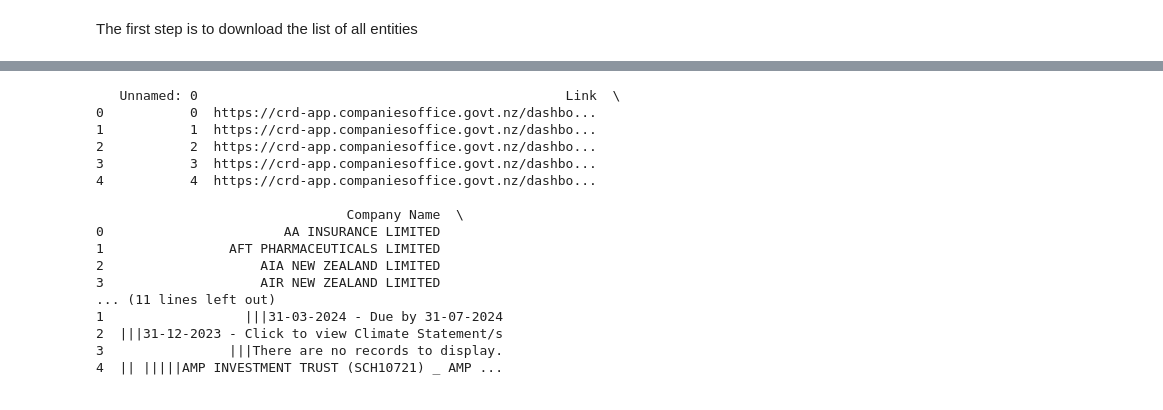
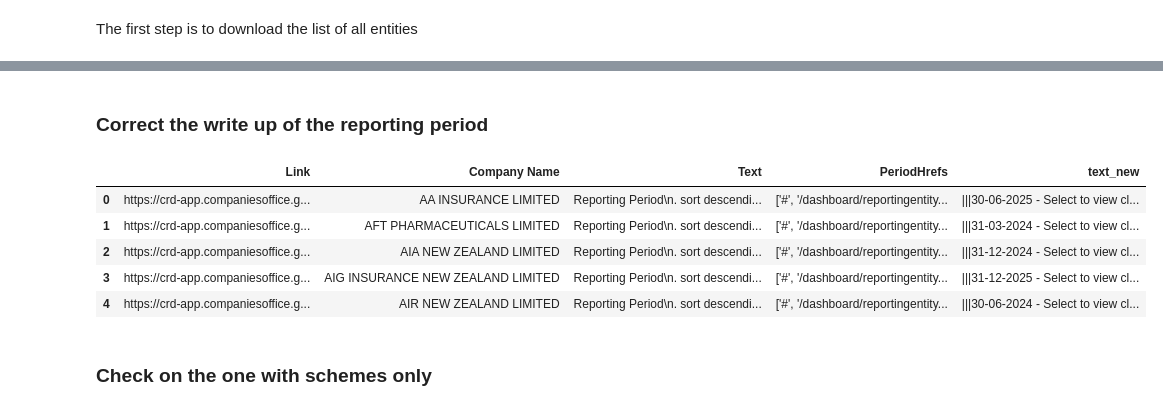
Before and after one commit to quyennguyen2201/LLM_climaterisk_2026, a Jupyter notebook: scripts/0-scrapping_climate_risk_disclosure.ipynb, the cells around one changed output, grey strips where cells are left out. Saved outputs shown, nothing was run; the diff lists cells and outputs as text; code cells hidden in the pictures.

```diff
--- a/scripts/0-scrapping_climate_risk_disclosure.ipynb
+++ b/scripts/0-scrapping_climate_risk_disclosure.ipynb
@@ -264,39 +291,31 @@ Actions
+# %% [markdown]
+### Correct the write up of the reporting period
 # %%
-#Work a bit more on table detail
-table_details_final = pd.read_csv(f'{folder}/table_details_final.csv')
-# Clean up the 'Text' column
-table_details_final['text_new'] = table_details_final['Text'].str.replace('\n', '|') \
-                                                              .str.replace('Reporting Period', '') \
-                                                              .str.replace('. sort descending', '') \
-                                                              .str.replace('. sort ascending', '') \
-                                                              .str.replace('Scheme', '')\
-                                                              .str.replace('Scheme Status', '')\
-                                                              .str.replace('Reporting Entity', '')\
-                                                              .str.replace('Status', '')\
-                                                              .str.replace('Registered', '_')\
-                                                   .str.replace('Actions', '')\
+table_details_final = pd.read_csv(os.path.join(FOLDER,'pdfs_2026', 'List_of_reporting_firms_2026_detailed.csv'))
 
+table_details_final['text_new'] = (
+    table_details_final['Text']
+    .str.replace('\n', '|')
+    .str.replace('Reporting Period', '')
+    .str.replace('. sort descending', '')
+    .str.replace('. sort ascending', '')
+    .str.replace('Scheme Status', '')
+    .str.replace('Scheme', '')
+    .str.replace('Reporting Entity', '')
+    .str.replace('Status', '')
+    .str.replace('Registered', '_')
+    .str.replace('Actions', '')
+)
 
-# Display the DataFrame
-print(table_details_final.head(5))
-
-table_details_final.to_csv(f'{folder}/table_details_final.new.csv')
+table_details_final.to_csv(os.path.join(FOLDER, 'pdfs_2026', 'List_of_reporting_firms_2026_detailed.csv'), index=False)
+table_details_final.head(5)
 # %% [output]
-   Unnamed: 0                                               Link  \
-0           0  https://crd-app.companiesoffice.govt.nz/dashbo...
-1           1  https://crd-app.companiesoffice.govt.nz/dashbo...
-2           2  https://crd-app.companiesoffice.govt.nz/dashbo...
-3           3  https://crd-app.companiesoffice.govt.nz/dashbo...
-4           4  https://crd-app.companiesoffice.govt.nz/dashbo...
-
-                                Company Name  \
-0                       AA INSURANCE LIMITED
-1                AFT PHARMACEUTICALS LIMITED
-2                    AIA NEW ZEALAND LIMITED
-3                    AIR NEW ZEALAND LIMITED
-... (11 lines left out)
-1                  |||31-03-2024 - Due by 31-07-2024
-2  |||31-12-2023 - Click to view Climate Statement/s
-3                |||There are no records to display.
-4  || |||||AMP INVESTMENT TRUST (SCH10721) _ AMP ...
+|  | Link | Company Name | Text | PeriodHrefs | text_new |
+| 0 | https://crd-app.companiesoffice.g... | AA INSURANCE LIMITED | Reporting Period\n. sort descendi... | ['#', '/dashboard/reportingentity... | |||30-06-2025 - Select to view cl... |
+| 1 | https://crd-app.companiesoffice.g... | AFT PHARMACEUTICALS LIMITED | Reporting Period\n. sort descendi... | ['#', '/dashboard/reportingentity... | |||31-03-2024 - Select to view cl... |
+| 2 | https://crd-app.companiesoffice.g... | AIA NEW ZEALAND LIMITED | Reporting Period\n. sort descendi... | ['#', '/dashboard/reportingentity... | |||31-12-2024 - Select to view cl... |
+| 3 | https://crd-app.companiesoffice.g... | AIG INSURANCE NEW ZEALAND LIMITED | Reporting Period\n. sort descendi... | ['#', '/dashboard/reportingentity... | |||31-12-2025 - Select to view cl... |
+| 4 | https://crd-app.companiesoffice.g... | AIR NEW ZEALAND LIMITED | Reporting Period\n. sort descendi... | ['#', '/dashboard/reportingentity... | |||30-06-2024 - Select to view cl... |
+# %% [markdown]
+### Check on the one with schemes only
 # %%
```
Also changed, not shown: parts of 22 cells of this notebook, 1 other file.
